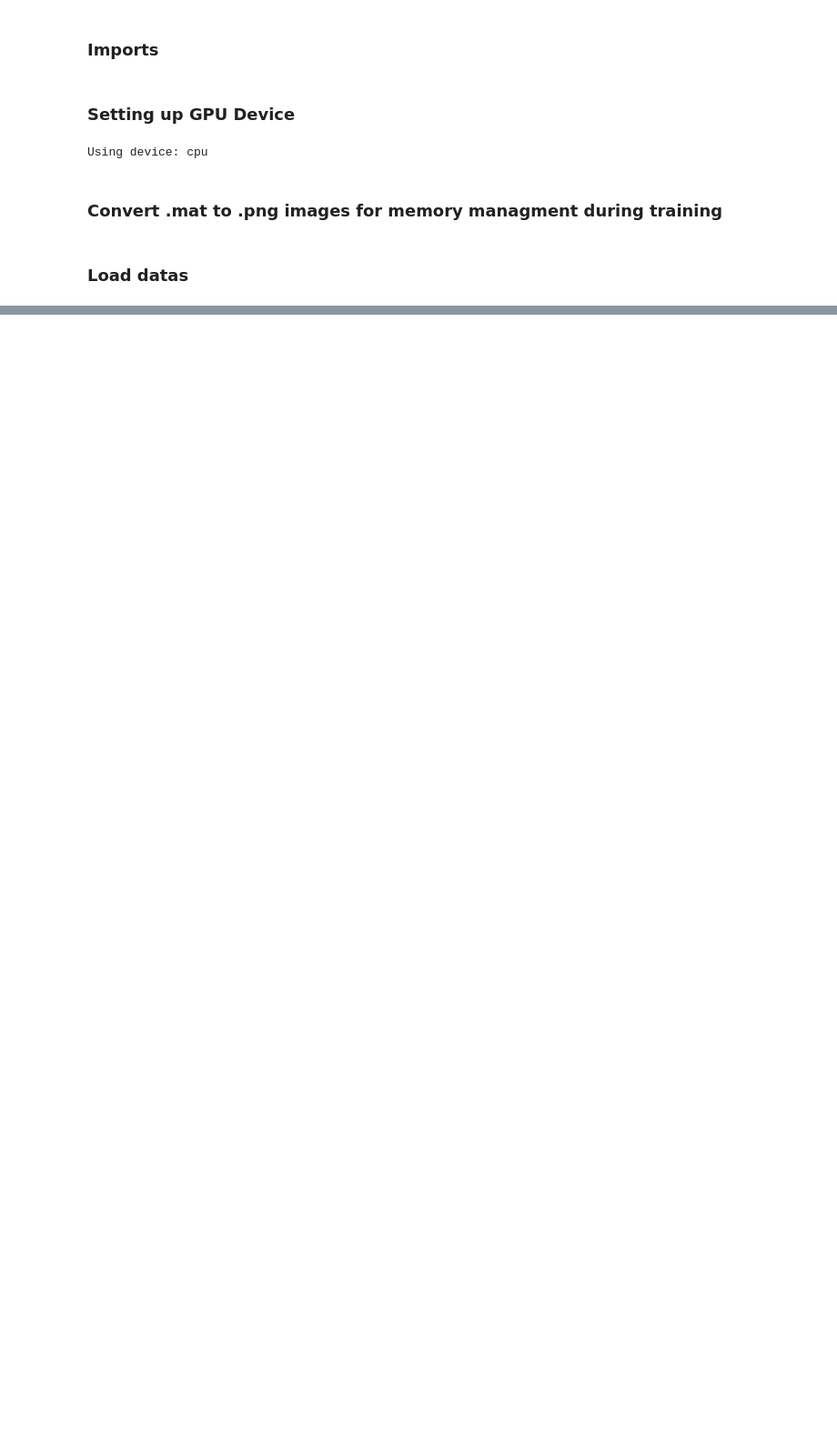
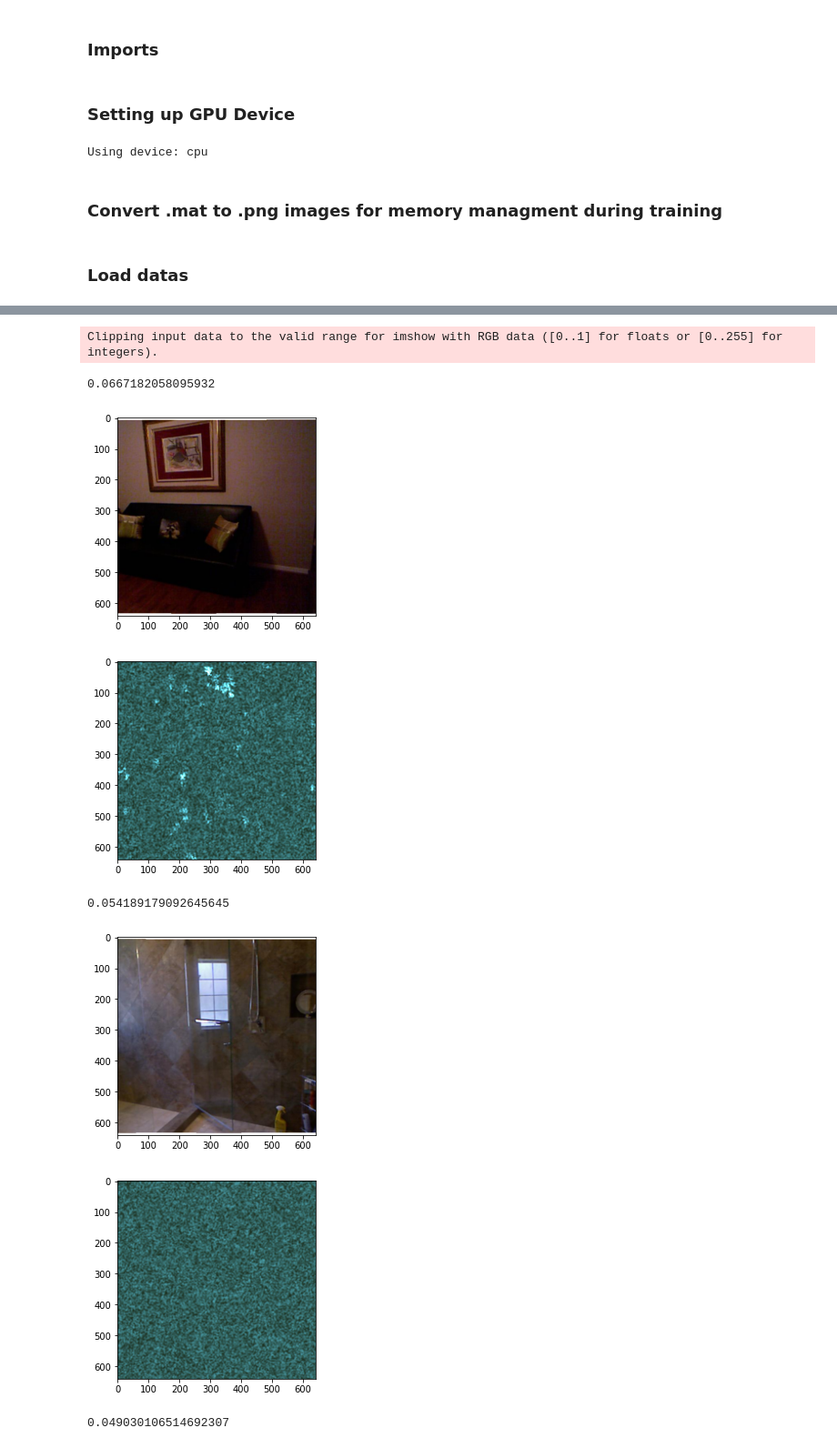
Before and after one commit to AminAlam/Deep-Object, a Jupyter notebook: train.ipynb, the cells around one changed output, grey strips where cells are left out. Shown at 91% size. Drawn from its saved outputs; the diff is of its cells as text; code cells hidden in the pictures; blank space fills up the shorter version.

```diff
--- a/train.ipynb
+++ b/train.ipynb
@@ -69,0 +76,32 @@ TypeError: default_collate: batch must contain tensors, numpy arrays, numbers, d
+# %%
+learning_rate = 0.01
+
+object_detector = models.ObjectDetector().to(device)
+criterion = nn.MSELoss().to(device)
+optimizer = optim.Adam(object_detector.parameters(), lr = learning_rate)
+# %%
+from torchvision.utils import draw_bounding_boxes
+
+for indx, (images, depths, labels) in enumerate(train_loader):
+    inp_images = images.to(device)
+    out_labels = object_detector(inp_images)
+
+    loss = criterion(labels, out_labels)
+    optimizer.zero_grad()
+    loss.backward()
+    optimizer.step()
+    print(loss.item())
+    plt.figure()
+    plt.imshow(inp_images[0].permute(1,2,0))
+    plt.figure()
+    plt.imshow(out_labels[0].permute(1,2,0).detach().numpy())
+    plt.show()
+# %% [output]
+Clipping input data to the valid range for imshow with RGB data ([0..1] for floats or [0..255] for integers).
+0.0667182058095932
+[figure, added]
+[figure, added]
+0.054189179092645645
+[figure, added]
+[figure, added]
+0.049030106514692307
```
Also changed, not shown: parts of 4 cells of this notebook, 1 other file.
